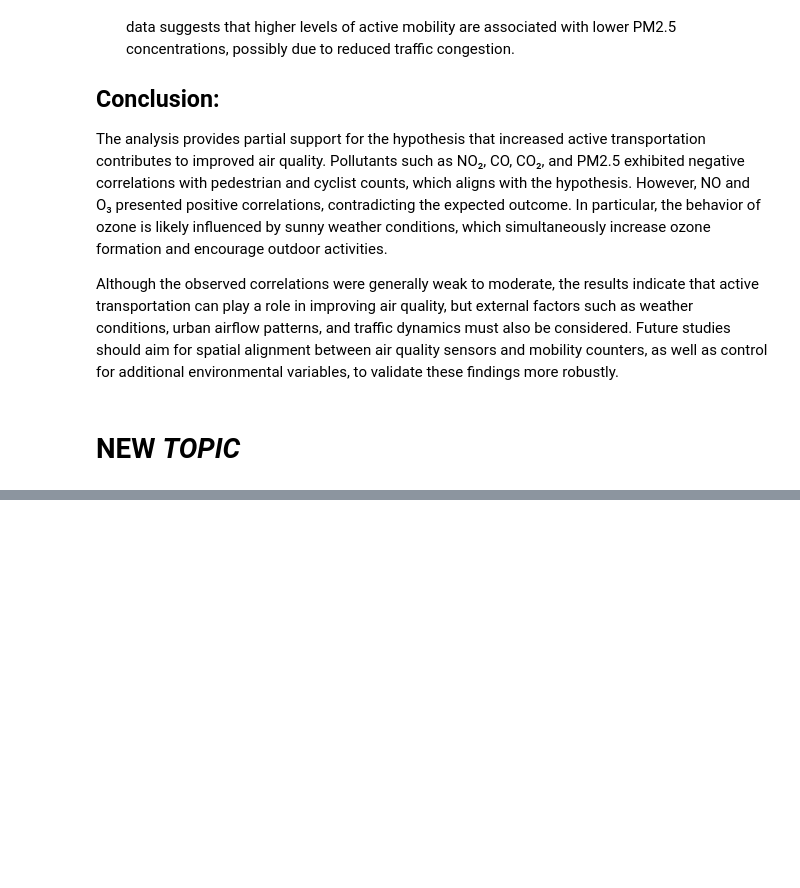
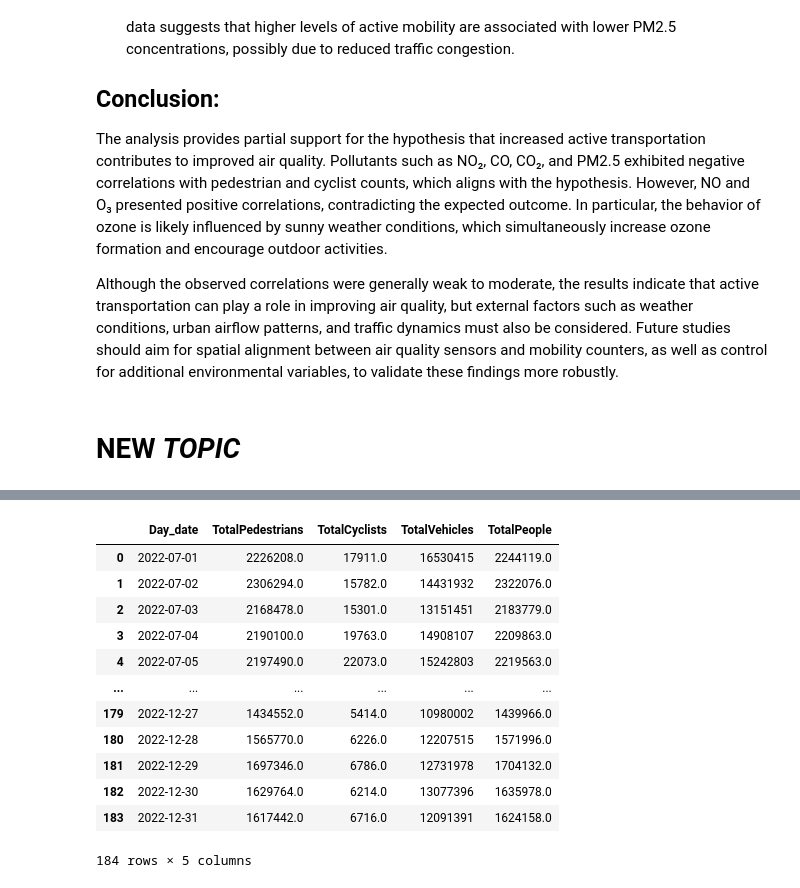
Before and after one commit to GiselleMelo/Ubiquity, a Jupyter notebook: projeto.ipynb, the cells around one changed output, grey strips where cells are left out. Cells and saved outputs as stored; diff of their text form; code cells hidden in the pictures; blank space fills up the shorter version.

```diff
--- a/projeto.ipynb
+++ b/projeto.ipynb
@@ -767,0 +764,19 @@ KeyError: 'Date'
+# %%
+traffic_daily['Day_date'] = pd.to_datetime(traffic_daily['Day_date'])
+merged_traffic_pedcycle = pd.merge(daily_sum, traffic_daily, on='Day_date')
+merged_traffic_pedcycle['TotalPeople'] = merged_traffic_pedcycle['TotalCyclists']+ merged_traffic_pedcycle['TotalPedestrians']
+merged_traffic_pedcycle
+# %% [output]
+|  | Day_date | TotalPedestrians | TotalCyclists | TotalVehicles | TotalPeople |
+| 0 | 2022-07-01 | 2226208.0 | 17911.0 | 16530415 | 2244119.0 |
+| 1 | 2022-07-02 | 2306294.0 | 15782.0 | 14431932 | 2322076.0 |
+| 2 | 2022-07-03 | 2168478.0 | 15301.0 | 13151451 | 2183779.0 |
+| 3 | 2022-07-04 | 2190100.0 | 19763.0 | 14908107 | 2209863.0 |
+| 4 | 2022-07-05 | 2197490.0 | 22073.0 | 15242803 | 2219563.0 |
+| ... | ... | ... | ... | ... | ... |
+| 179 | 2022-12-27 | 1434552.0 | 5414.0 | 10980002 | 1439966.0 |
+| 180 | 2022-12-28 | 1565770.0 | 6226.0 | 12207515 | 1571996.0 |
+| 181 | 2022-12-29 | 1697346.0 | 6786.0 | 12731978 | 1704132.0 |
+| 182 | 2022-12-30 | 1629764.0 | 6214.0 | 13077396 | 1635978.0 |
+| 183 | 2022-12-31 | 1617442.0 | 6716.0 | 12091391 | 1624158.0 |
+184 rows × 5 columns
```
Also changed, not shown: parts of 9 cells of this notebook.
